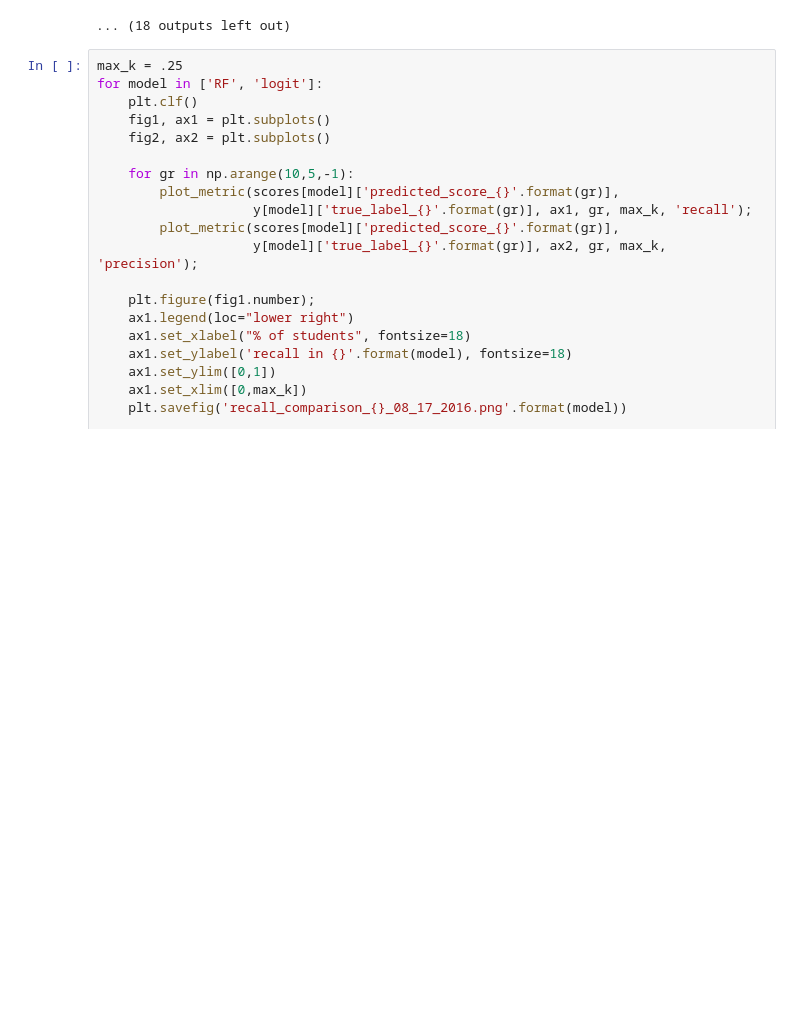
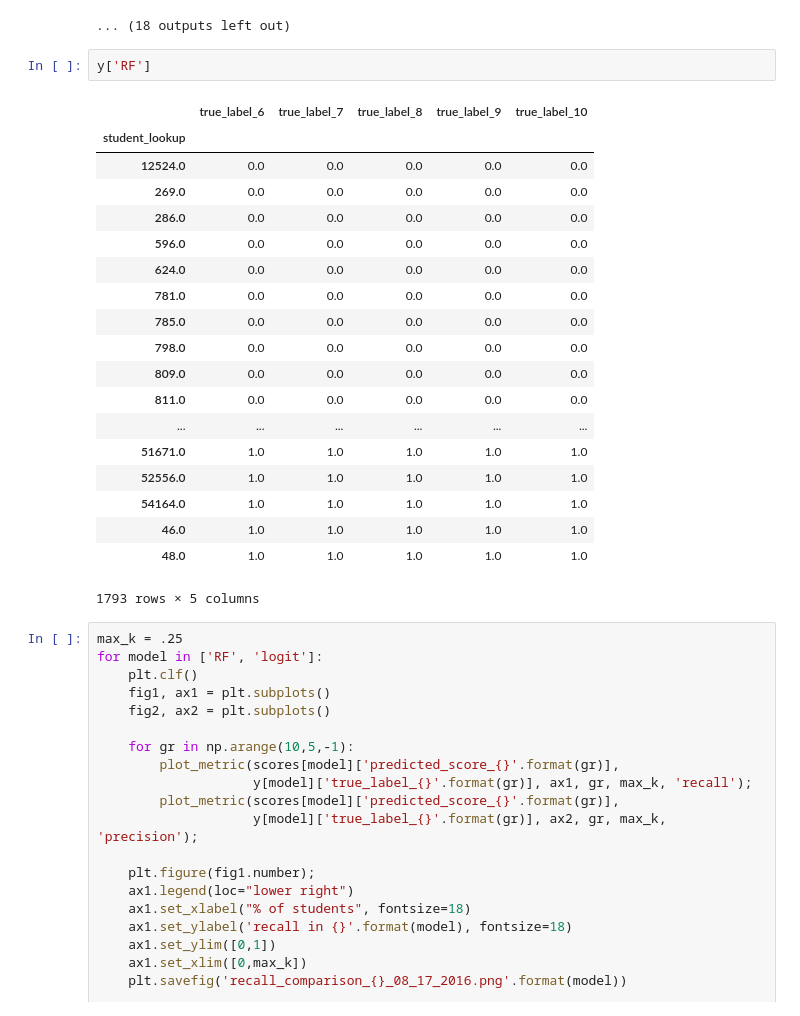
Before and after one commit to jgutman/mvesc, a Jupyter notebook: Descriptives/exploring_model_results_08_17.ipynb, the cells around one changed output. Cells and saved outputs as stored; diff of their text form; blank space fills up the shorter version.

```diff
--- a/Descriptives/exploring_model_results_08_17.ipynb
+++ b/Descriptives/exploring_model_results_08_17.ipynb
@@ -260,6 +309,28 @@ precision_recall for RF at 9
 <matplotlib.figure.Figure at 0x...>
 [figure]
 ... (18 outputs left out)
+# %%
+y['RF']
+# %% [output]
+|  | true_label_6 | true_label_7 | true_label_8 | true_label_9 | true_label_10 |
+| student_lookup |  |  |  |  |  |
+| 12524.0 | 0.0 | 0.0 | 0.0 | 0.0 | 0.0 |
+| 269.0 | 0.0 | 0.0 | 0.0 | 0.0 | 0.0 |
+| 286.0 | 0.0 | 0.0 | 0.0 | 0.0 | 0.0 |
+| 596.0 | 0.0 | 0.0 | 0.0 | 0.0 | 0.0 |
+| 624.0 | 0.0 | 0.0 | 0.0 | 0.0 | 0.0 |
+| 781.0 | 0.0 | 0.0 | 0.0 | 0.0 | 0.0 |
+| 785.0 | 0.0 | 0.0 | 0.0 | 0.0 | 0.0 |
+| 798.0 | 0.0 | 0.0 | 0.0 | 0.0 | 0.0 |
+| 809.0 | 0.0 | 0.0 | 0.0 | 0.0 | 0.0 |
+| 811.0 | 0.0 | 0.0 | 0.0 | 0.0 | 0.0 |
+| ... | ... | ... | ... | ... | ... |
+| 51671.0 | 1.0 | 1.0 | 1.0 | 1.0 | 1.0 |
+| 52556.0 | 1.0 | 1.0 | 1.0 | 1.0 | 1.0 |
+| 54164.0 | 1.0 | 1.0 | 1.0 | 1.0 | 1.0 |
+| 46.0 | 1.0 | 1.0 | 1.0 | 1.0 | 1.0 |
+| 48.0 | 1.0 | 1.0 | 1.0 | 1.0 | 1.0 |
+1793 rows × 5 columns
 # %%
 max_k = .25
 for model in ['RF', 'logit']:
```
Also changed, not shown: parts of 8 cells of this notebook.
